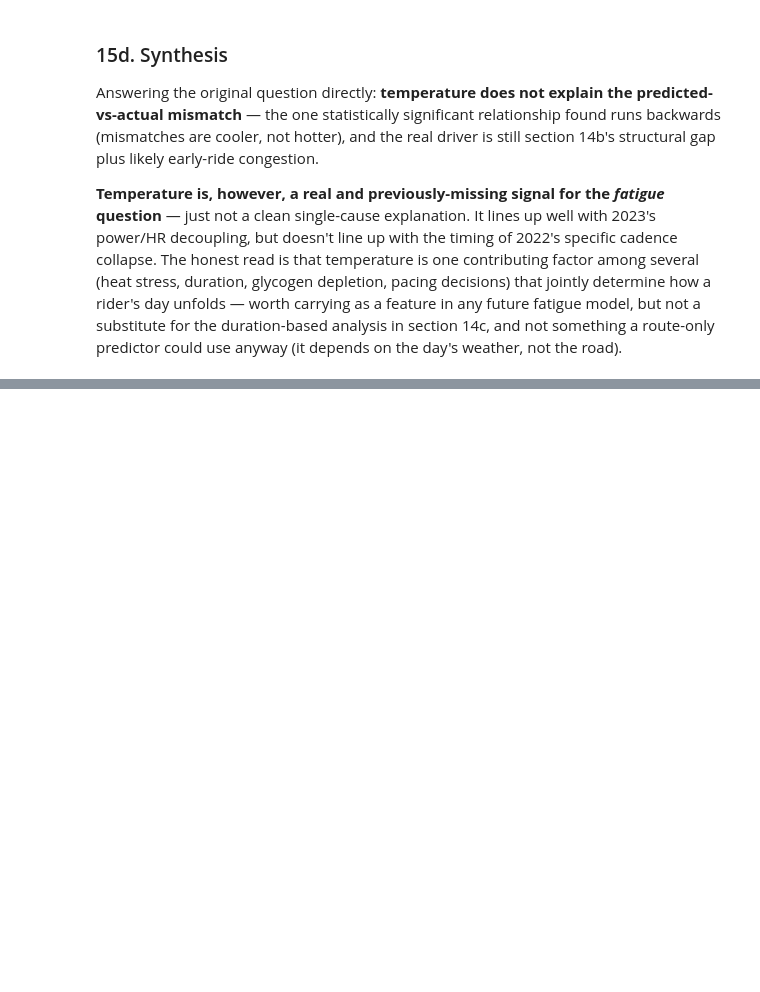
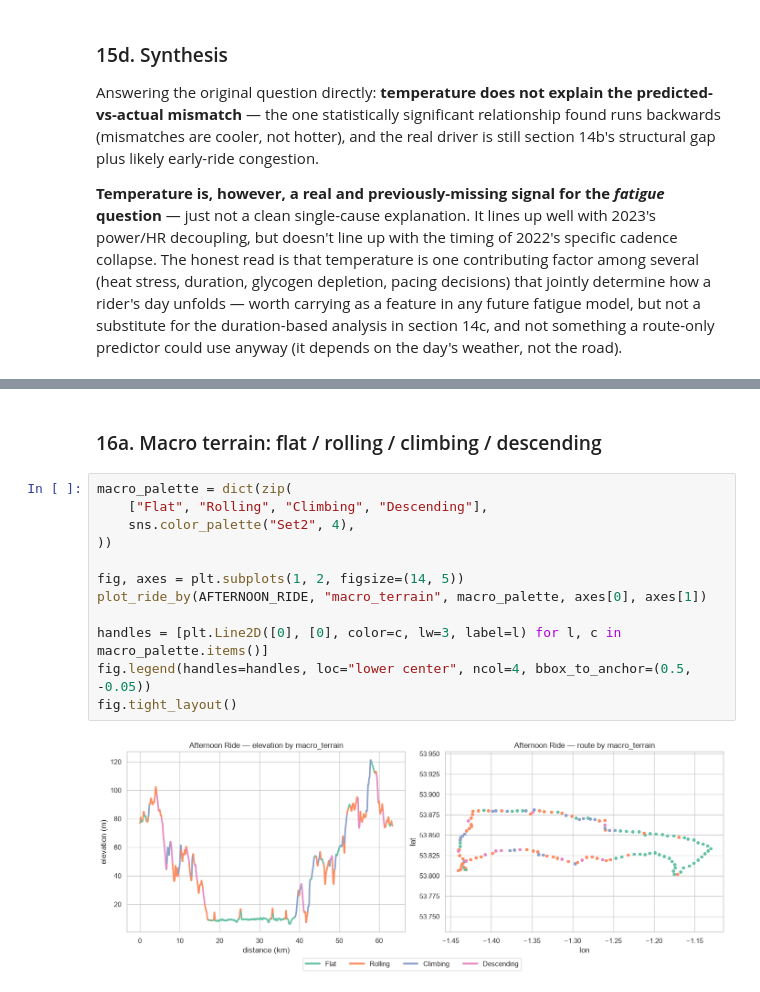
Before and after one commit to KevinMayfield/MyPhysicalHealth, a Jupyter notebook: segment-analysis/notebooks/segment_clustering.ipynb, the cells around one changed output, grey strips where cells are left out. Saved outputs shown, nothing was run; the diff lists cells and outputs as text; blank space fills up the shorter version.

```diff
--- a/segment-analysis/notebooks/segment_clustering.ipynb
+++ b/segment-analysis/notebooks/segment_clustering.ipynb
@@ -1172,0 +1236,16 @@ section 14c, and not something a route-only predictor could use anyway
+# %% [markdown]
+### 16a. Macro terrain: flat / rolling / climbing / descending
+# %%
+macro_palette = dict(zip(
+    ["Flat", "Rolling", "Climbing", "Descending"],
+    sns.color_palette("Set2", 4),
+))
+
+fig, axes = plt.subplots(1, 2, figsize=(14, 5))
+plot_ride_by(AFTERNOON_RIDE, "macro_terrain", macro_palette, axes[0], axes[1])
+
+handles = [plt.Line2D([0], [0], color=c, lw=3, label=l) for l, c in macro_palette.items()]
+fig.legend(handles=handles, loc="lower center", ncol=4, bbox_to_anchor=(0.5, -0.05))
+fig.tight_layout()
+# %% [output]
+[figure, added]
```
Also changed, not shown: parts of 5 cells of this notebook, 6 other files.
